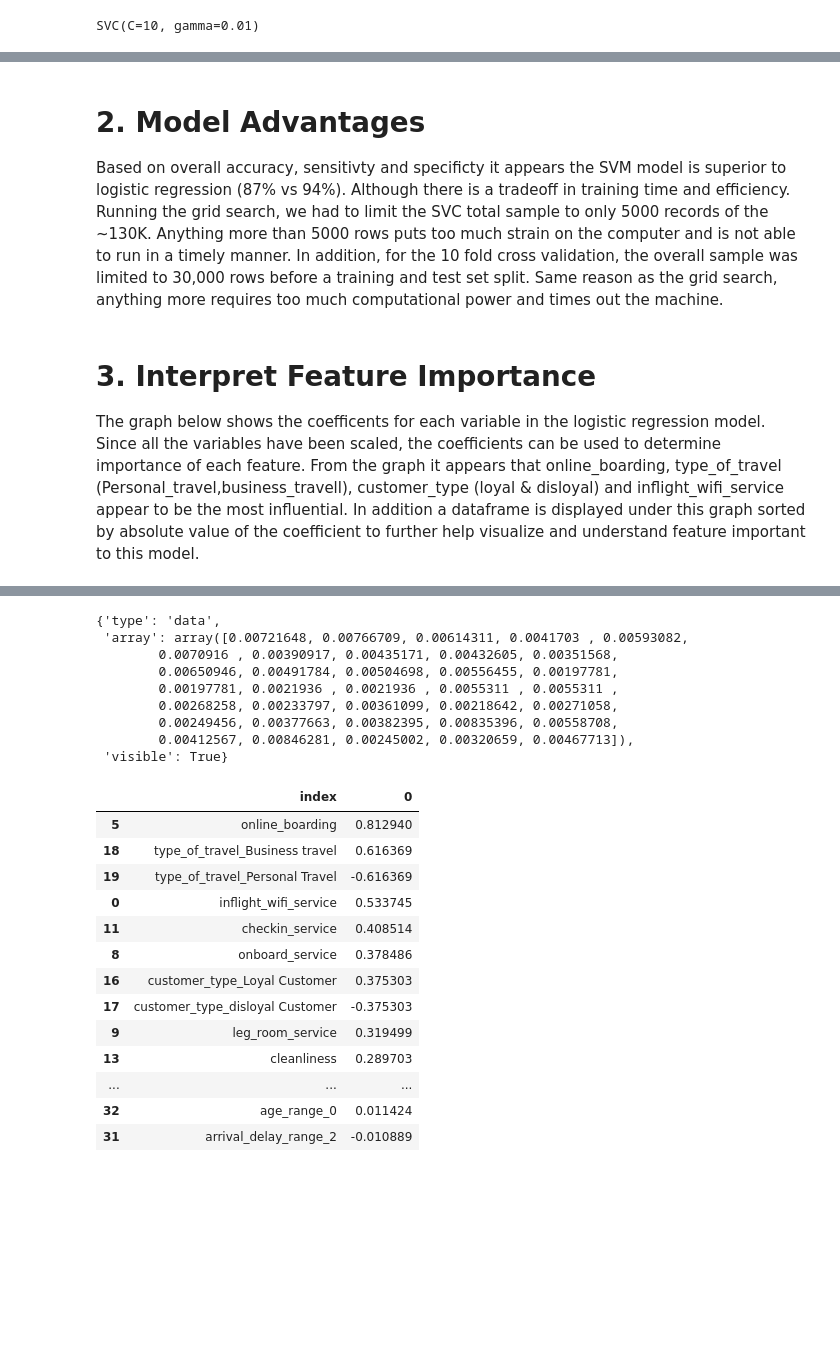
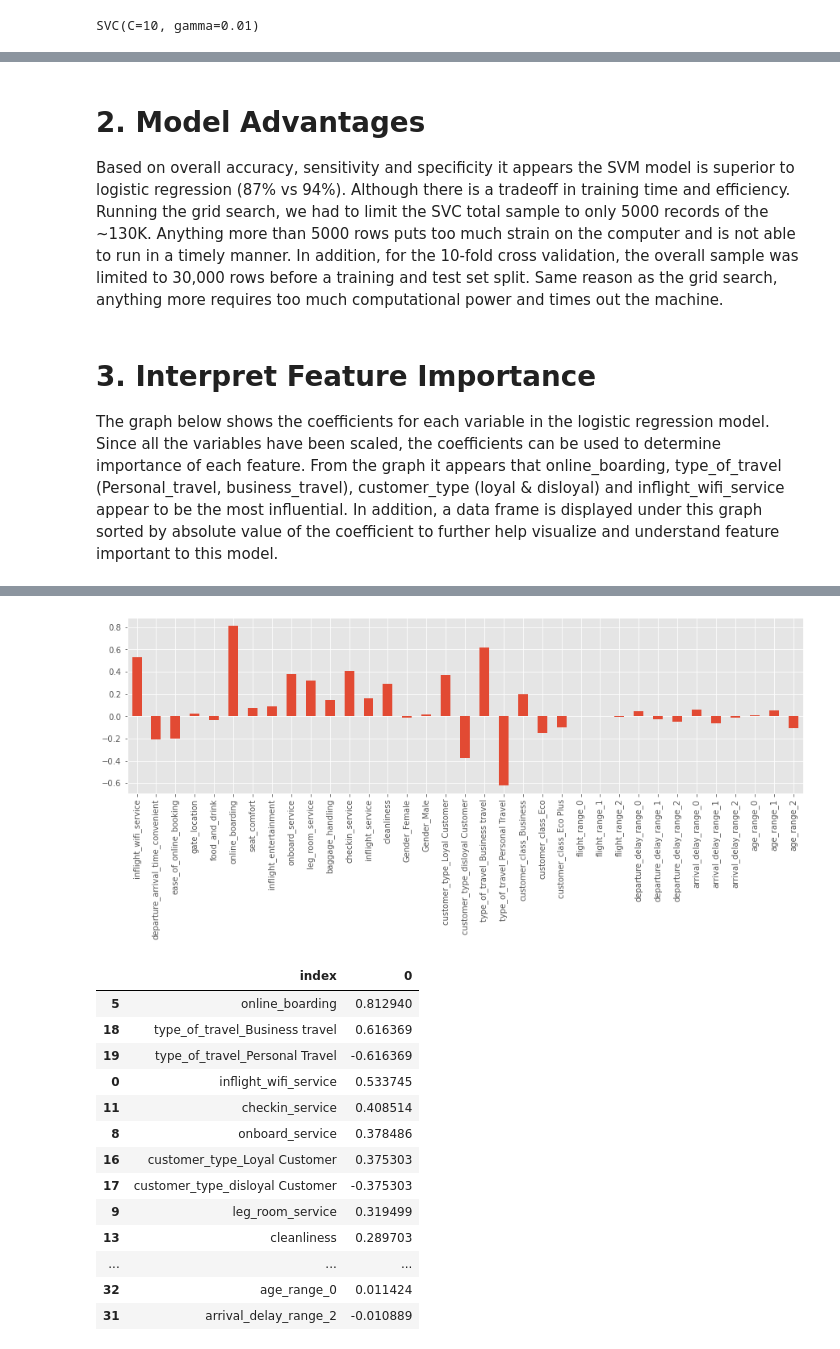
Before and after one commit to wangrenfeng0/Machine-Learning-I, a Jupyter notebook: minilab/5.31.21_Mini Lab Renfeng WangV2.ipynb, the cells around one changed output, grey strips where cells are left out. Saved outputs shown, nothing was run; the diff lists cells and outputs as text; code cells hidden in the pictures; blank space fills up the shorter version.

Commit message:
Update 5.31.21_Mini Lab Renfeng WangV2.ipynb
MG updated formatting for latest version and added few data.

```diff
--- a/minilab/5.31.21_Mini Lab Renfeng WangV2.ipynb
+++ b/minilab/5.31.21_Mini Lab Renfeng WangV2.ipynb
@@ -568,29 +537,44 @@ print(svm_clf.n_support_ )
 # %% [markdown]
 # 2. Model Advantages
 
-Based on overall accuracy, sensitivty and specificty it appears the SVM model is superior to logistic regression (87% vs 94%).  Although there is a tradeoff in training time and efficiency.  Running the grid search, we had to limit the SVC total sample to only 5000 records of the ~130K.  Anything more than 5000 rows puts too much strain on the computer and is not able to run in a timely manner.  In addition, for the 10 fold cross validation, the overall sample was limited to 30,000 rows before a training and test set split.  Same reason as the grid search, anything more requires too much computational power and times out the machine.
+Based on overall accuracy, sensitivity and specificity it appears the SVM model is superior to logistic regression (87% vs 94%).  Although there is a tradeoff in training time and efficiency.  Running the grid search, we had to limit the SVC total sample to only 5000 records of the ~130K.  Anything more than 5000 rows puts too much strain on the computer and is not able to run in a timely manner.  In addition, for the 10-fold cross validation, the overall sample was limited to 30,000 rows before a training and test set split.  Same reason as the grid search, anything more requires too much computational power and times out the machine.
 # %% [markdown]
 # 3. Interpret Feature Importance
 
-The graph below shows the coefficents for each variable in the logistic regression model.  Since all the variables have been scaled, the coefficients can be used to determine importance of each feature.  From the graph it appears that online_boarding, type_of_travel (Personal_travel,business_travell), customer_type (loyal & disloyal) and inflight_wifi_service appear to be the most influential.  In addition a dataframe is displayed under this graph sorted by absolute value of the coefficient to further help visualize and understand feature important to this model.
+The graph below shows the coefficients for each variable in the logistic regression model.  Since all the variables have been scaled, the coefficients can be used to determine importance of each feature.  From the graph it appears that online_boarding, type_of_travel (Personal_travel, business_travel), customer_type (loyal & disloyal) and inflight_wifi_service appear to be the most influential.  In addition, a data frame is displayed under this graph sorted by absolute value of the coefficient to further help visualize and understand feature important to this model.
 # %%
-import plotly.graph_objects as go
-#plotly.offline.init_notebook_mode()
+from matplotlib import pyplot as plt
+%matplotlib inline
+plt.style.use('ggplot')
+plt.figure(figsize=(15,4))
 
-error_y=dict(type='data', array=np.std(weights,axis=0), visible=True)
+airline_df_dummy1 = airline_df_dummy.drop('satisfaction', axis=1)
 
-fig = go.Figure(data=go.Bar(
-        x=airline_df_dummy.columns,
-        y=np.mean(weights,axis=0),
-        error_y=error_y
-        ))
-
-fig.update_layout(xaxis_tickangle=90)
-
-fig.show()
+wgts = pd.Series(lr_clf.coef_[0],airline_df_dummy1.columns)
+wgts.plot(kind='bar')
+plt.show()
 
 
-np.mean(weights,axis=0)
-airline_df_dummy.columns
-error_y
+
+#Below code shows the same plot using plotly
+
+#import plotly.graph_objects as go
+##plotly.offline.init_notebook_mode()
+
+#error_y=dict(type='data', array=np.std(weights,axis=0), visible=True)
+
+#fig = go.Figure(data=go.Bar(
+       # x=airline_df_dummy.columns,
+       # y=np.mean(weights,axis=0),
+       # error_y=error_y
+       # ))
+#
+#fig.update_layout(xaxis_tickangle=90)
+
+#fig.show()
+
+
+#np.mean(weights,axis=0)
+#airline_df_dummy.columns
+#error_y
 # %% [output]
@@ -599,10 +581,2 @@ error_y
-{'type': 'data',
- 'array': array([0.00721648, 0.00766709, 0.00614311, 0.0041703 , 0.00593082,
-        0.0070916 , 0.00390917, 0.00435171, 0.00432605, 0.00351568,
-        0.00650946, 0.00491784, 0.00504698, 0.00556455, 0.00197781,
-        0.00197781, 0.0021936 , 0.0021936 , 0.0055311 , 0.0055311 ,
-        0.00268258, 0.00233797, 0.00361099, 0.00218642, 0.00271058,
-        0.00249456, 0.00377663, 0.00382395, 0.00835396, 0.00558708,
-        0.00412567, 0.00846281, 0.00245002, 0.00320659, 0.00467713]),
- 'visible': True}
+[figure, added]
 # %%
```
Also changed, not shown: parts of 20 cells of this notebook.
